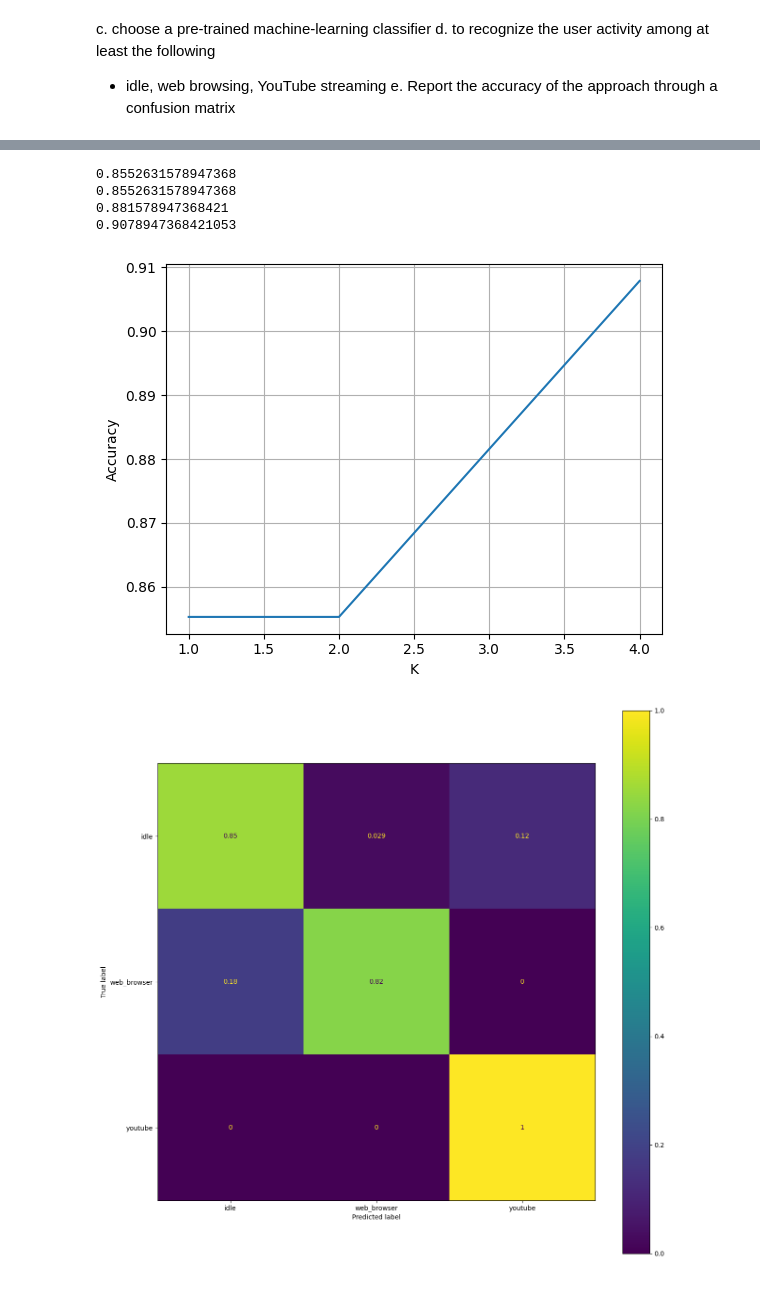
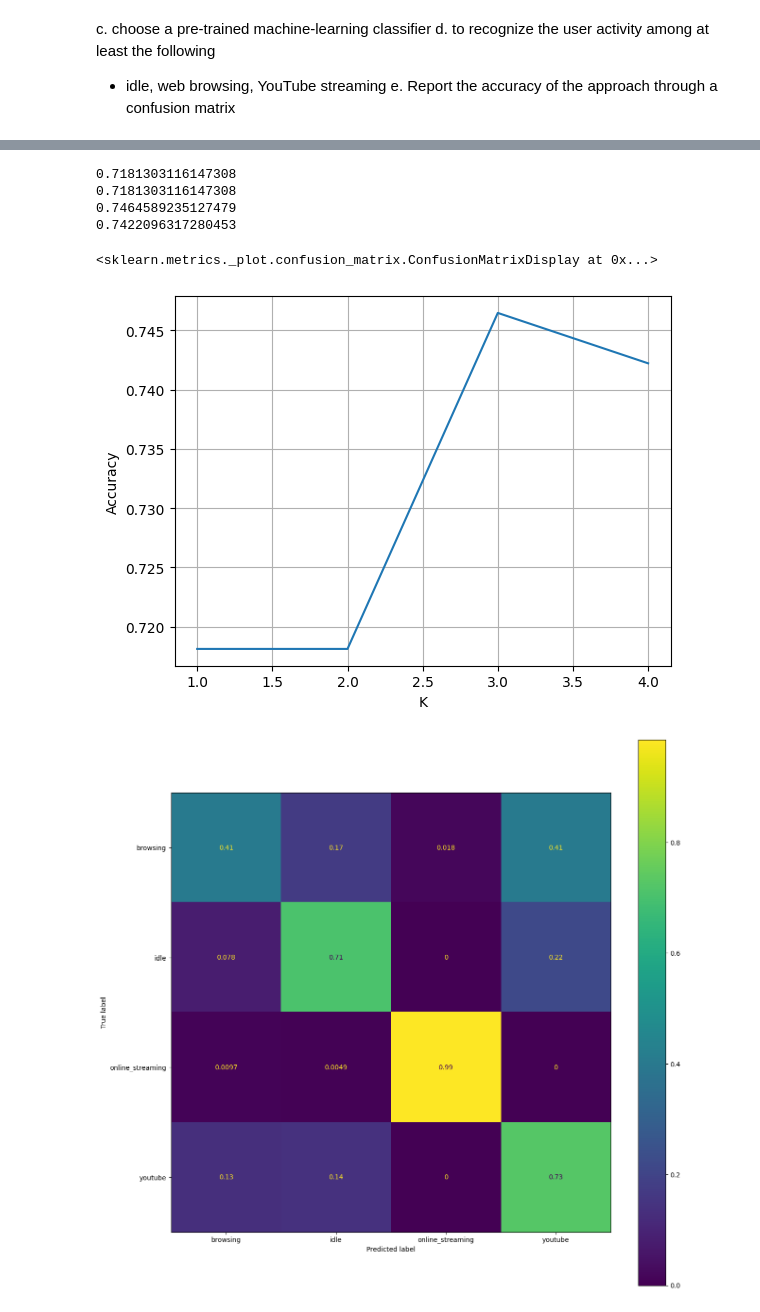
Before and after one commit to claualc/wireless, a Jupyter notebook: wifi_classifier.ipynb, the cells around one changed output, grey strips where cells are left out. Saved outputs shown, nothing was run; the diff lists cells and outputs as text; code cells hidden in the pictures.

Commit message:
get stats func improvements

```diff
--- a/wifi_classifier.ipynb
+++ b/wifi_classifier.ipynb
@@ -24,24 +24,3 @@ a. Sniff traffic in monitor mode from a known MAC address
 %pip install numpy
 %pip install matplotlib
 %pip install scikit-learn
-# %%
-import pandas as pd
-import numpy as np
-import matplotlib.pyplot as plt
-import math
-from IPython.display import display
-
-# read each X seconds, take statistics
-# ((wlan.sa == aa:3a:0e:b6:ed:12  or wlan.da == aa:3a:0e:b6:ed:12 ) ) && (wlan.fc.type_subtype == 0x0028)
-SRC_MAC = 'aa:3a:0e:b6:ed:12'
-# import csv
-sniff = pd.read_csv('mobile_capture_filtered.csv')
-
-
-treshold = sniff["Time"].min() #take minimun timestamp
-W = 2 #secconds
-def create_sampling(time):
-    return math.floor( (time - treshold)/W )
-
-sniff["sample_no"] = sniff["Time"].apply(create_sampling)
-#display(sniff)
@@ -124,0 +100,18 @@ def get_ground_truth(upload_count):
+# %%
+# create X
+#   limpiar campos
+#   obtener solo del objective mac
+#       original source (SA), final destination (DA), and the immediate sending/receiving systems (TA/RA)
+#   obtener estatistiticas
+
+data = [["browsing", "browsing"],["call1","online_streaming"],["call2","online_streaming"],["idle","idle"],["youtube","youtube"]]
+final_set = pd.DataFrame()
+for i,[csv, label] in enumerate(data):
+    samples = load_and_sample_data(csv)
+    stats = get_stats(samples, label)
+
+    #label set
+    stats["gt"] = stats["sample_no"].apply(lambda x: label)
+    final_set = pd.concat([final_set,stats])
+
+final_set.to_csv('test.csv')
@@ -137,8 +306,9 @@ from sklearn.metrics import accuracy_score, ConfusionMatrixDisplay
 
 scaler = StandardScaler()
 
-X = data.dropna()
-Y = data["sample_no"].apply(get_ground_truth)
+X = final_set.dropna()
+Y = X["gt"]
+X = X.drop('gt',axis=1)
 
 X_norm = scaler.fit_transform(X)
 
@@ -169,6 +356,7 @@ ConfusionMatrixDisplay.from_predictions(knn_predict, y_test, ax=ax, normalize='t
-0.8552631578947368
-0.8552631578947368
-0.881578947368421
-0.9078947368421053
+0.7181303116147308
+0.7181303116147308
+0.7464589235127479
+0.7422096317280453
+<sklearn.metrics._plot.confusion_matrix.ConfusionMatrixDisplay at 0x...>
-[figure, old version]
+[figure, new version]
-[figure, old version]
+[figure, new version]
```
Also changed, not shown: parts of 5 cells of this notebook, 13 other files.
